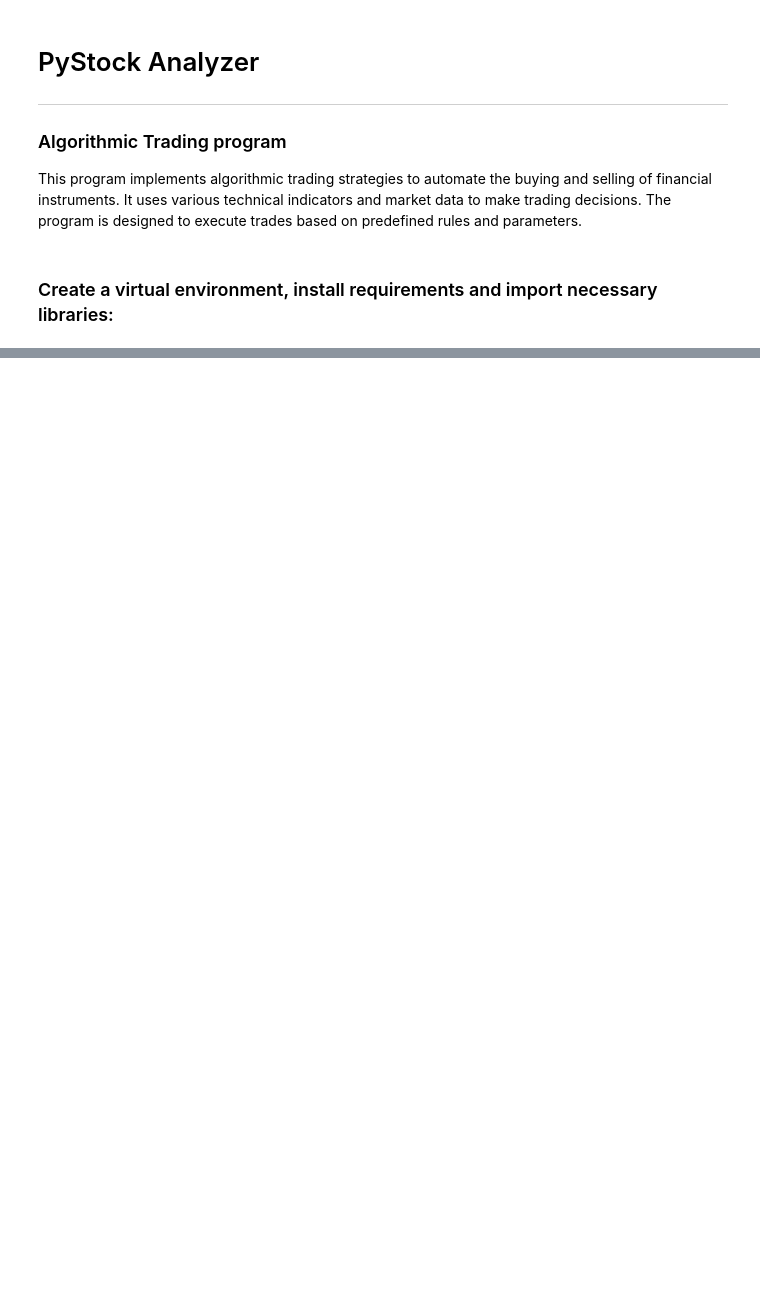
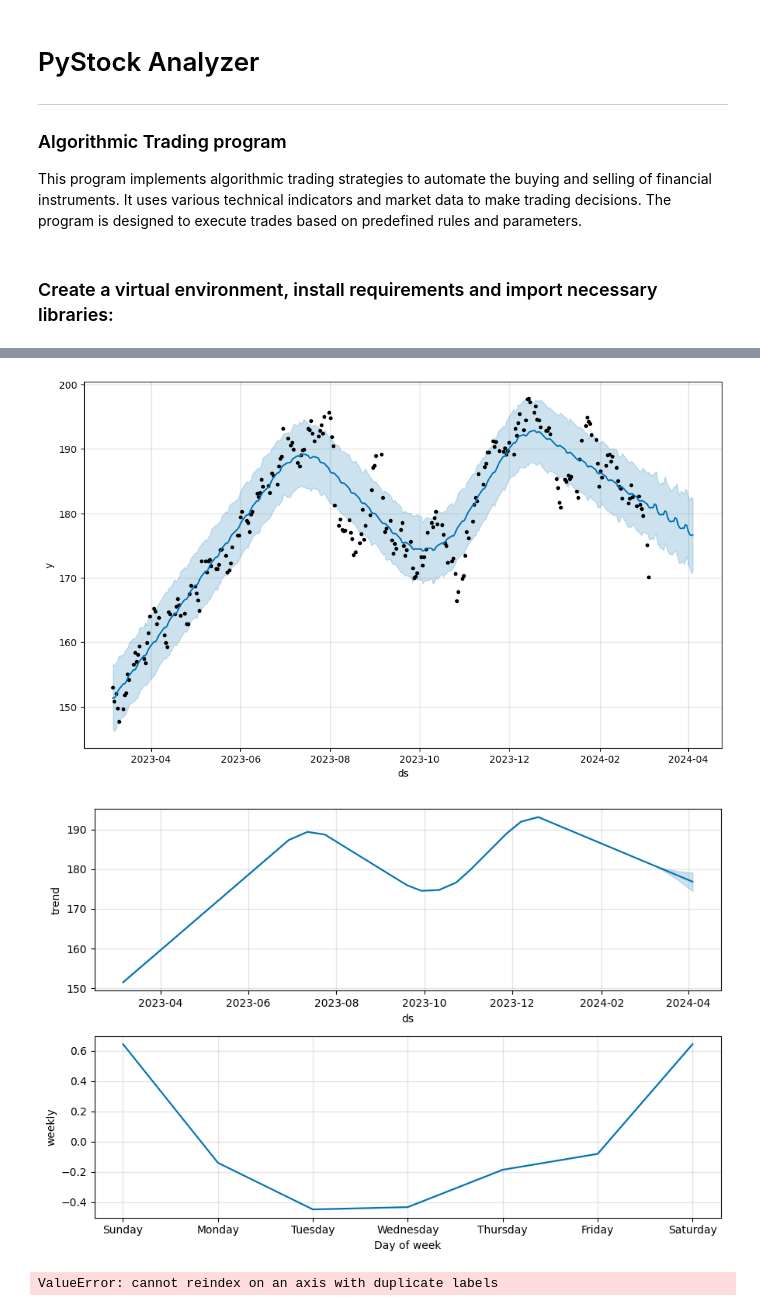
Before and after one commit to Lawrence908/AlgorithmicTrading, a Jupyter notebook: AlgorithmicTrading.ipynb, the cells around one changed output, grey strips where cells are left out. Saved outputs shown, nothing was run; the diff lists cells and outputs as text; code cells hidden in the pictures; blank space fills up the shorter version.

```diff
--- a/AlgorithmicTrading.ipynb
+++ b/AlgorithmicTrading.ipynb
@@ -28,0 +34,14 @@ Using the yfinance API we can create our own Ticker class with all of the data a
+# %%
+url = 'https://en.wikipedia.org/wiki/List_of_S%26P_500_companies'
+response = requests.get(url)
+
+soup = BeautifulSoup(response.content, 'html.parser')
+
+table = soup.find('table', {'id': 'constituents'})
+
+tickers500 = []
+for row in table.find_all('tr')[1:]:
+    ticker = row.find('td').text.strip()
+    tickers500.append(ticker)
+
+print(tickers500)
@@ -122,0 +300,12 @@ Error:
+# %%
+
+
+def add_z_score(data: pd.DataFrame, frame: str = 'Adj Close', window1 = 20) -> pd.DataFrame:
+    data['Z Score ' + frame] = (data[frame] - data[frame].rolling(window= window1).mean()) / data[frame].rolling(window= window1).std()
+    data.dropna(inplace=True)
+    return data
+
+def get_z_score(data: pd.DataFrame, frame: str = 'Adj Close', window1 = 20) -> pd.DataFrame:
+    data['Z Score ' + frame] = (data[frame] - data[frame].rolling(window= window1).mean()) / data[frame].rolling(window= window1).std()
+    data.dropna(inplace=True)
+    return data['Z Score ' + frame]
@@ -122,0 +674,13 @@ Error:
+# %%
+aapl = Ticker('AAPL')
+aapl_ta = TechnicalAnalysis(aapl)
+
+aapl_ta.generate_prophet_forecast(frame = 'Adj Close')
+# aapl_ta.generate_prophet_forecast(frame = 'Open')
+
+# aapl_ta.generate_arima_forecast()
+
+aapl_ta.autocorrelation_plot()
+
+# aapl_ta.generate_correlation_matrix()
+# %% [output]
@@ -122,0 +689,3 @@ Error:
+[figure, added]
+[figure, added]
+ValueError: cannot reindex on an axis with duplicate labels
```
Also changed, not shown: parts of 17 cells of this notebook, 3 other files.
